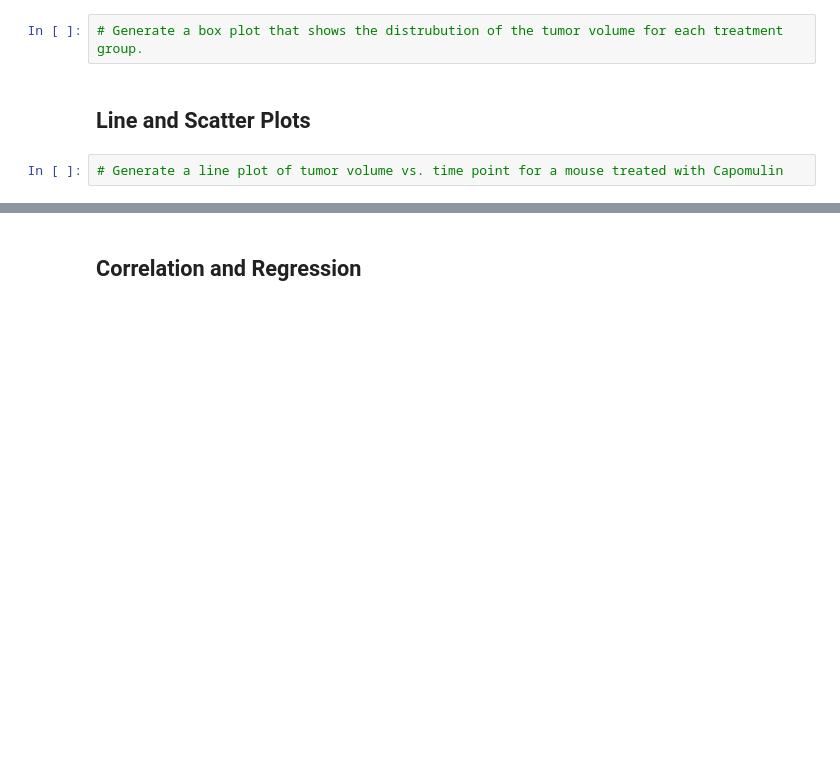
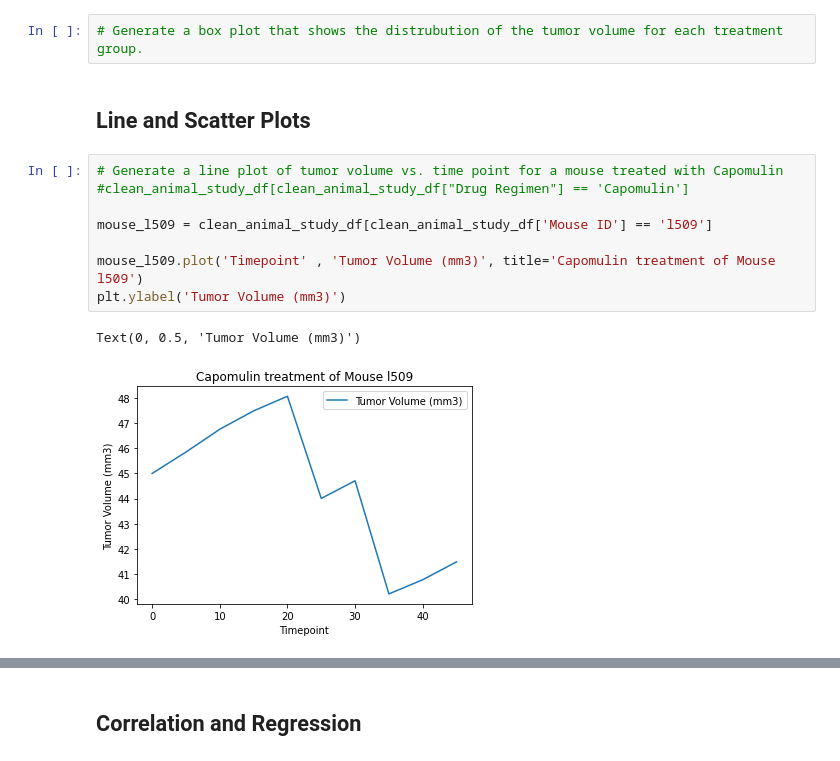
Before and after one commit to Patrick-Bacza/Module_5_Challenge, a Jupyter notebook: pymaceuticals_starter.ipynb, the cells around one changed output, grey strips where cells are left out. Drawn from its saved outputs; the diff is of its cells as text; blank space fills up the shorter version.

```diff
--- a/pymaceuticals_starter.ipynb
+++ b/pymaceuticals_starter.ipynb
@@ -217,5 +209,14 @@ tumor_volume = []
 ## Line and Scatter Plots
 # %%
 # Generate a line plot of tumor volume vs. time point for a mouse treated with Capomulin
+#clean_animal_study_df[clean_animal_study_df["Drug Regimen"] == 'Capomulin']
+
+mouse_l509 = clean_animal_study_df[clean_animal_study_df['Mouse ID'] == 'l509']
+
+mouse_l509.plot('Timepoint' , 'Tumor Volume (mm3)', title='Capomulin treatment of Mouse l509')
+plt.ylabel('Tumor Volume (mm3)')
+# %% [output]
+Text(0, 0.5, 'Tumor Volume (mm3)')
+[figure, added]
 # %%
 # Generate a scatter plot of average tumor volume vs. mouse weight for the Capomulin regimen
```
Also changed, not shown: parts of 4 cells of this notebook.
